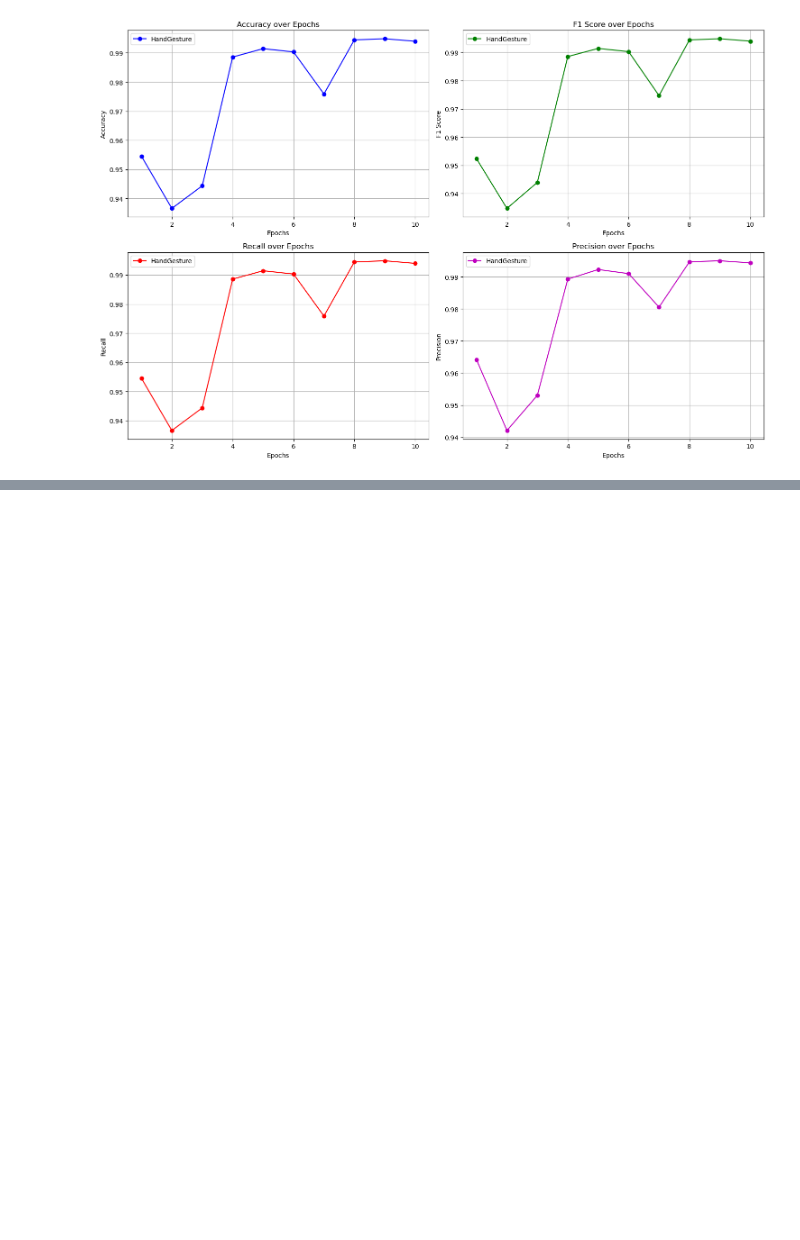
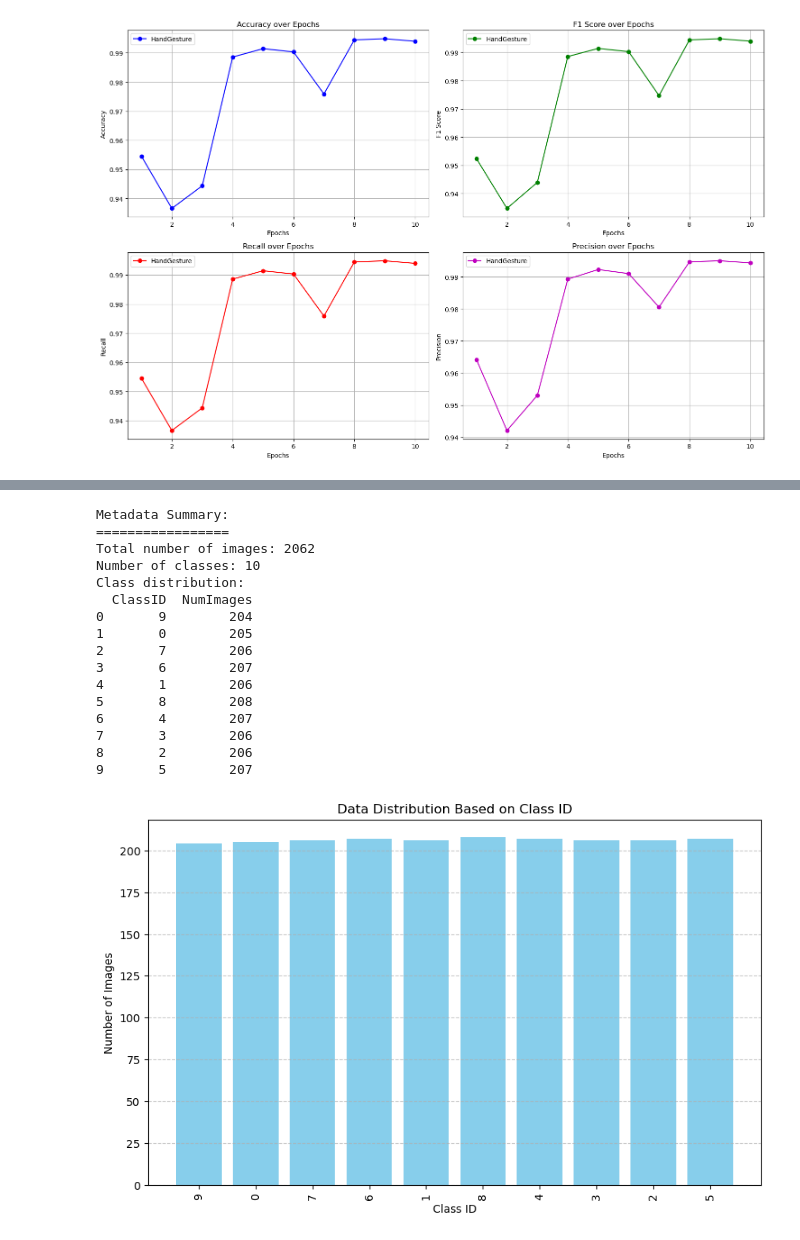
Before and after one commit to daivik1515/Sign-Language-Gesture-Classification, a Jupyter notebook: Resnet.ipynb, the cells around one changed output, grey strips where cells are left out. Cells and saved outputs as stored; diff of their text form; code cells hidden in the pictures; blank space fills up the shorter version.

Commit message:
Implemented the resnet18 model for the Sign language dataset

```diff
--- a/Resnet.ipynb
+++ b/Resnet.ipynb
@@ -411,0 +443,73 @@ my_plot(epochs, accuracy_arr[0], f1_arr[0], recall_arr[0], precision_arr[0], 'Ha
+# %%
+import os
+import pandas as pd
+import matplotlib.pyplot as plt
+
+
+def extract_metadata(dataset_path):
+    data = []
+    class_distribution = {}
+
+
+    for class_dir in os.listdir(dataset_path):
+
+        if class_dir.startswith('.'):
+            continue
+
+
+        class_id = class_dir
+        class_images = os.listdir(os.path.join(dataset_path, class_dir))
+
+
+        class_distribution[class_id] = len(class_images)
+        data.append((class_id, len(class_images)))
+
+
+    df = pd.DataFrame(data, columns=['ClassID', 'NumImages'])
+
+
+    total_images = df['NumImages'].sum()
+
+
+    print("Metadata Summary:")
+    print("=================")
+    print("Total number of images:", total_images)
+    print("Number of classes:", len(df))
+    print("Class distribution:")
+    print(df)
+    print("")
+
+    return df, class_distribution
+
+dataset_path = "Sign-Language-Digits-Dataset-master/Sign-Language-Digits-Dataset-master/Dataset"
+
+# Extract metadata
+metadata_df, class_distribution = extract_metadata(dataset_path)
+
+# Plot the data distribution based on class ID
+plt.figure(figsize=(10, 6))
+plt.bar(class_distribution.keys(), class_distribution.values(), color='skyblue')
+plt.xlabel('Class ID')
+plt.ylabel('Number of Images')
+plt.title('Data Distribution Based on Class ID')
+plt.xticks(rotation=90)
+plt.grid(axis='y', linestyle='--', alpha=0.7)
+plt.show()
+# %% [output]
+Metadata Summary:
+=================
+Total number of images: 2062
+Number of classes: 10
+Class distribution:
+  ClassID  NumImages
+0       9        204
+1       0        205
+2       7        206
+3       6        207
+4       1        206
+5       8        208
+6       4        207
+7       3        206
+8       2        206
+9       5        207
+[figure, added]
```
Also changed, not shown: parts of 6 cells of this notebook.
